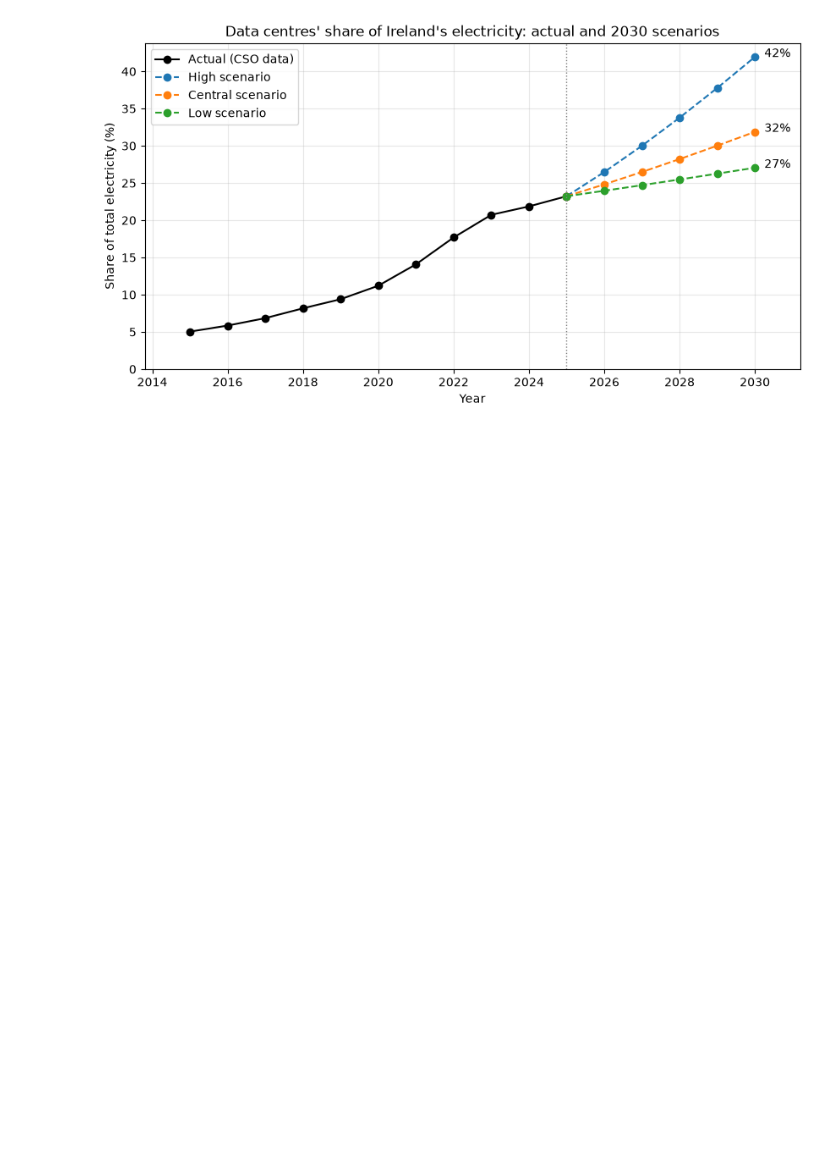
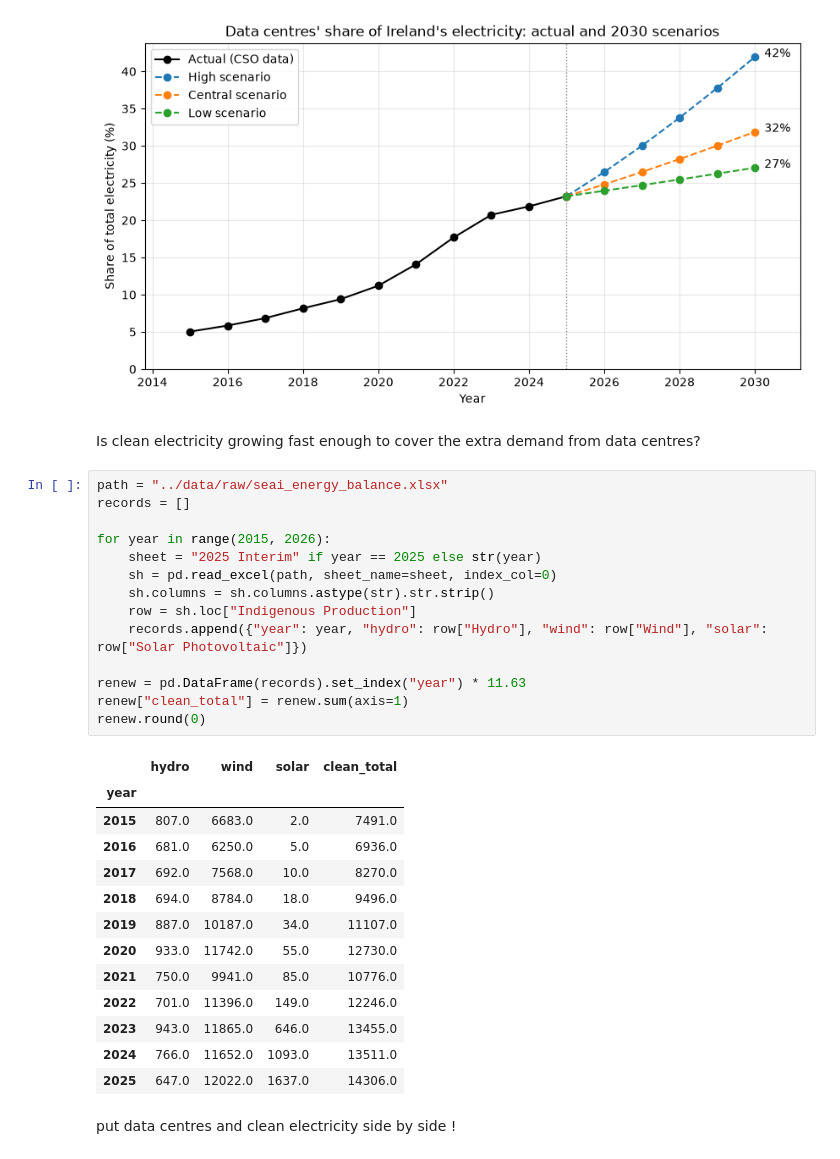
Before and after one commit to roshanroy7/data-centre-power-analysis, a Jupyter notebook: notebooks/01_explore_data.ipynb, the cells around one changed output. Saved outputs shown, nothing was run; the diff lists cells and outputs as text; blank space fills up the shorter version.

```diff
--- a/notebooks/01_explore_data.ipynb
+++ b/notebooks/01_explore_data.ipynb
@@ -293,3 +293,35 @@ plt.savefig("../charts/03_scenarios_2030.png", dpi=150, bbox_inches="tight")
 plt.show()
 # %% [output]
 [figure]
+# %% [markdown]
+Is clean electricity growing fast enough to cover the extra demand from data centres?
+# %%
+path = "../data/raw/seai_energy_balance.xlsx"
+records = []
+
+for year in range(2015, 2026):
+    sheet = "2025 Interim" if year == 2025 else str(year)
+    sh = pd.read_excel(path, sheet_name=sheet, index_col=0)
+    sh.columns = sh.columns.astype(str).str.strip()
+    row = sh.loc["Indigenous Production"]
+    records.append({"year": year, "hydro": row["Hydro"], "wind": row["Wind"], "solar": row["Solar Photovoltaic"]})
+
+renew = pd.DataFrame(records).set_index("year") * 11.63
+renew["clean_total"] = renew.sum(axis=1)
+renew.round(0)
+# %% [output]
+|  | hydro | wind | solar | clean_total |
+| year |  |  |  |  |
+| 2015 | 807.0 | 6683.0 | 2.0 | 7491.0 |
+| 2016 | 681.0 | 6250.0 | 5.0 | 6936.0 |
+| 2017 | 692.0 | 7568.0 | 10.0 | 8270.0 |
+| 2018 | 694.0 | 8784.0 | 18.0 | 9496.0 |
+| 2019 | 887.0 | 10187.0 | 34.0 | 11107.0 |
+| 2020 | 933.0 | 11742.0 | 55.0 | 12730.0 |
+| 2021 | 750.0 | 9941.0 | 85.0 | 10776.0 |
+| 2022 | 701.0 | 11396.0 | 149.0 | 12246.0 |
+| 2023 | 943.0 | 11865.0 | 646.0 | 13455.0 |
+| 2024 | 766.0 | 11652.0 | 1093.0 | 13511.0 |
+| 2025 | 647.0 | 12022.0 | 1637.0 | 14306.0 |
+# %% [markdown]
+put data centres and clean electricity side by side !
```
Also changed, not shown: parts of 2 cells of this notebook, 1 other file.
